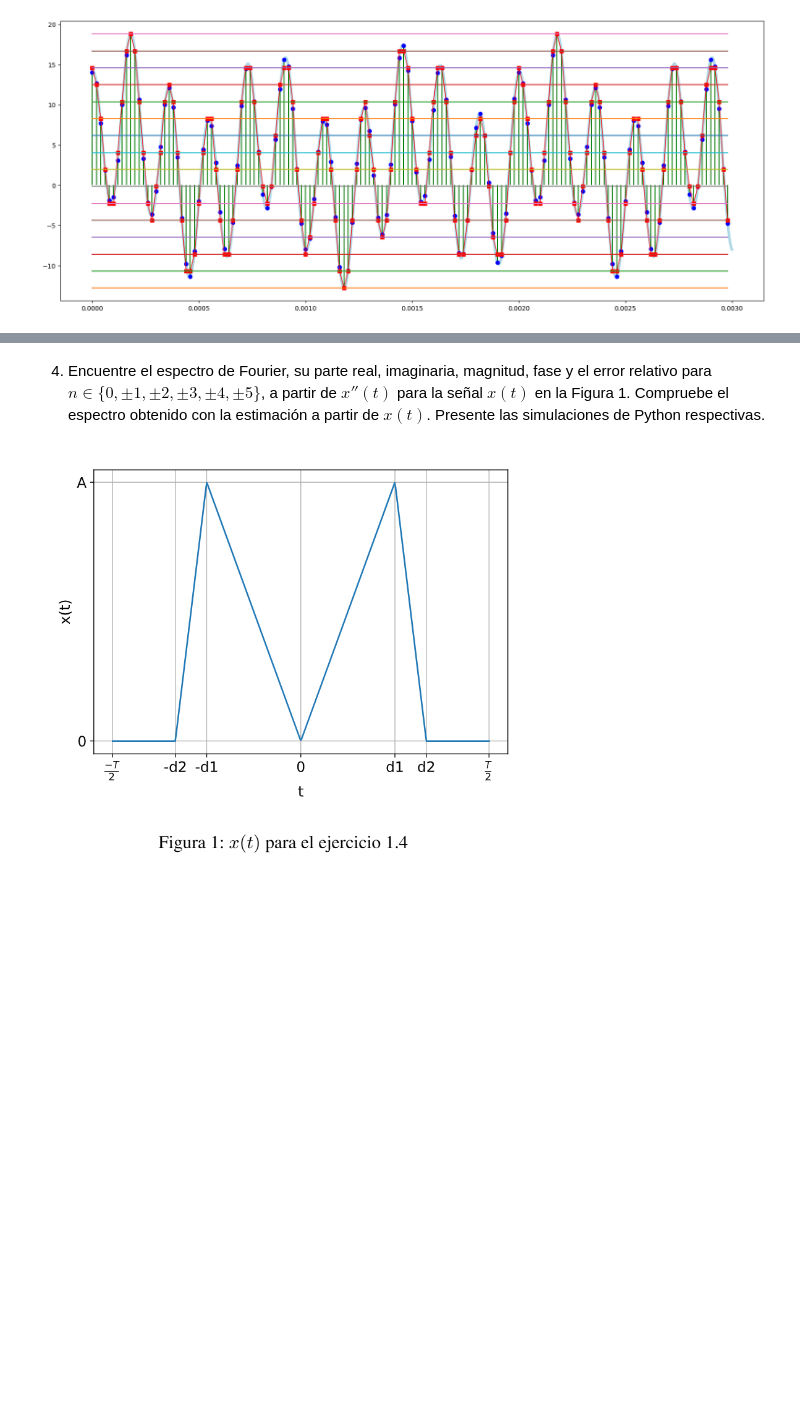
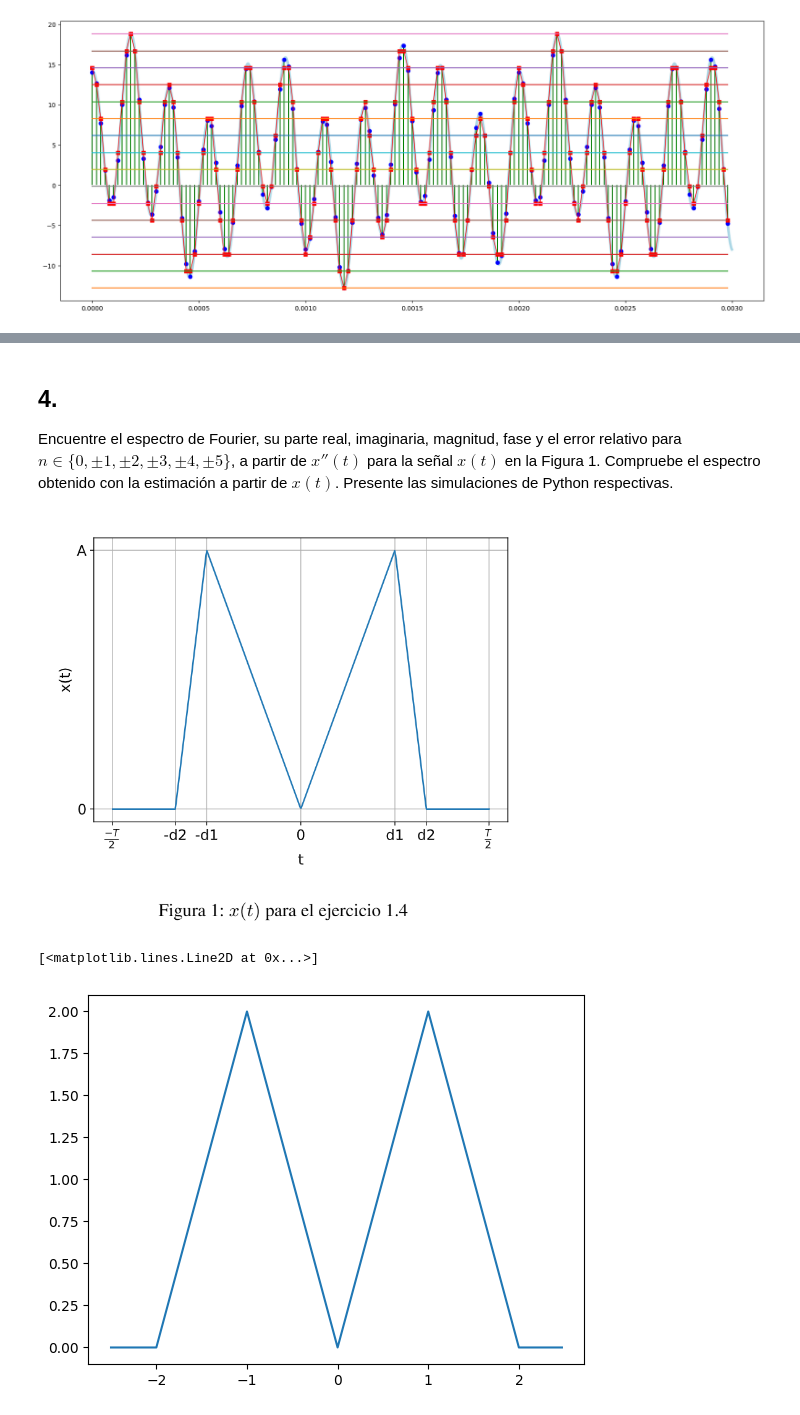
Before and after one commit to EverHernandez01/Senales_y-_Sistemas_2025_S2, a Jupyter notebook: Parcial_1/Codigo.ipynb, the cells around one changed output, grey strips where cells are left out. Drawn from its saved outputs; the diff is of its cells as text; code cells hidden in the pictures; blank space fills up the shorter version.

```diff
--- a/Parcial_1/Codigo.ipynb
+++ b/Parcial_1/Codigo.ipynb
@@ -170,6 +172,27 @@ $$c_n = \frac{1}{(t_f - t_i) (jn\omega_0)^2} \int_{t_i}^{t_f} x''(t) e^{-j n \om
 
 ¿Cómo se pueden calcular los coeficientes $a_n$ y $b_n$ desde $x''(t)$ en la serie trigonométrica de Fourier?
 # %% [markdown]
-4. Encuentre el espectro de Fourier, su parte real, imaginaria, magnitud, fase y el error relativo para $n \in \{0, \pm1, \pm2, \pm3, \pm4, \pm5\}$, a partir de $x''(t)$ para la señal $x(t)$ en la Figura 1. Compruebe el espectro obtenido con la estimación a partir de $x(t)$. Presente las simulaciones de Python respectivas.
+## **4.**
+Encuentre el espectro de Fourier, su parte real, imaginaria, magnitud, fase y el error relativo para $n \in \{0, \pm1, \pm2, \pm3, \pm4, \pm5\}$, a partir de $x''(t)$ para la señal $x(t)$ en la Figura 1. Compruebe el espectro obtenido con la estimación a partir de $x(t)$. Presente las simulaciones de Python respectivas.
 
 ![Captura de pantalla 2025-10-11 025704.png](embedded-picture-1)
+# %%
+# Parámetros de la grafica
+
+T = 5 # segundos de gráfica
+A = 2 # altura de la señal
+d1 = 1 # d1 < T/2
+d2 = 2 # d2 < T/2
+Fs = 200*1/T # frecuencia de muestreo definida
+Ts = 1/Fs # periodo de muestreo
+t = np.arange(-T/2,T/2,Ts)
+x = np.zeros(len(t))
+x.shape
+x [(t>=-d2)&(t<-d1)] = (A/(d2-d1))*t[(t>=-d2)&(t<-d1)] + A*d2/(d2-d1)
+x[(t>=-d1)&(t<0)] = -(A/d1)*t[(t>=-d1)&(t<0)]
+x[(t>=0)&(t<d1)] = (A/d1)*t[(t>=0) & (t<d1)]
+x[(t>=d1)&(t<d2)] = -(A/(d2-d1))*t[(t>=d1)&(t<d2)] + A*d2/(d2-d1)
+plt.plot(t,x)
+# %% [output]
+[<matplotlib.lines.Line2D at 0x...>]
+[figure, added]
```
Also changed, not shown: parts of 4 cells of this notebook.
